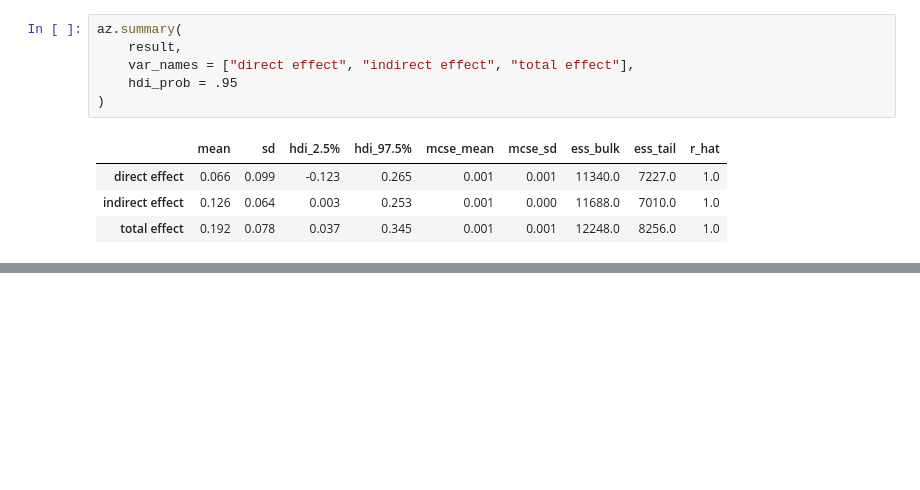
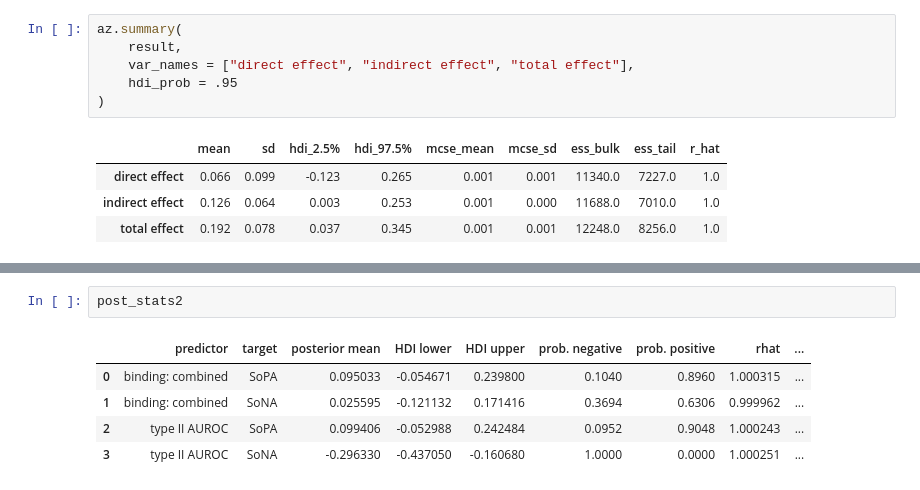
Before and after one commit to apex-lab/agency-battery-analysis, a Jupyter notebook: analysis.ipynb, the cells around one changed output, grey strips where cells are left out. Cells and saved outputs as stored; diff of their text form; blank space fills up the shorter version.

```diff
--- a/analysis.ipynb
+++ b/analysis.ipynb
@@ -371,0 +400,8 @@ az.summary(
+# %%
+post_stats2
+# %% [output]
+|  | predictor | target | posterior mean | HDI lower | HDI upper | prob. negative | prob. positive | rhat | ... |
+| 0 | binding: combined | SoPA | 0.095033 | -0.054671 | 0.239800 | 0.1040 | 0.8960 | 1.000315 | ... |
+| 1 | binding: combined | SoNA | 0.025595 | -0.121132 | 0.171416 | 0.3694 | 0.6306 | 0.999962 | ... |
+| 2 | type II AUROC | SoPA | 0.099406 | -0.052988 | 0.242484 | 0.0952 | 0.9048 | 1.000243 | ... |
+| 3 | type II AUROC | SoNA | -0.296330 | -0.437050 | -0.160680 | 1.0000 | 0.0000 | 1.000251 | ... |
```
Also changed, not shown: parts of 8 cells of this notebook, 2 other files.
